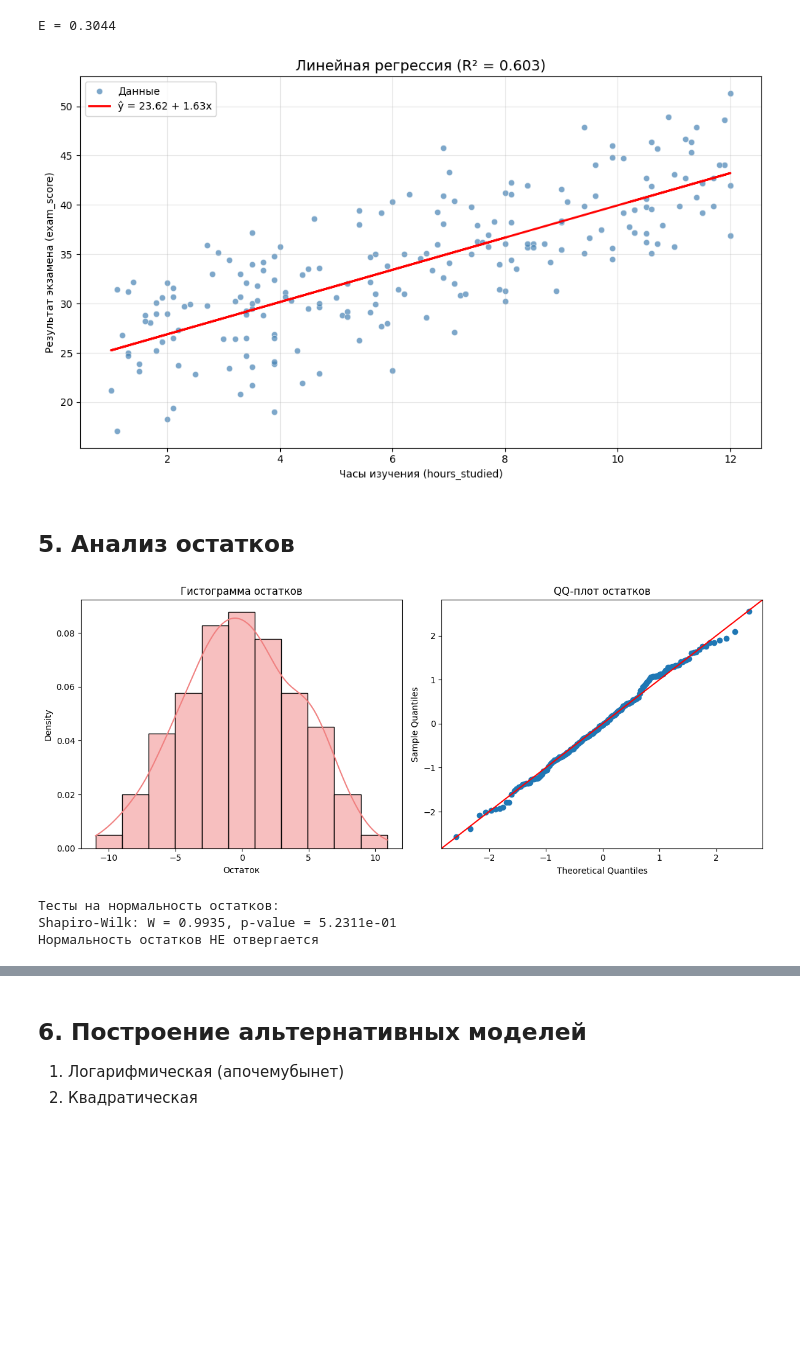
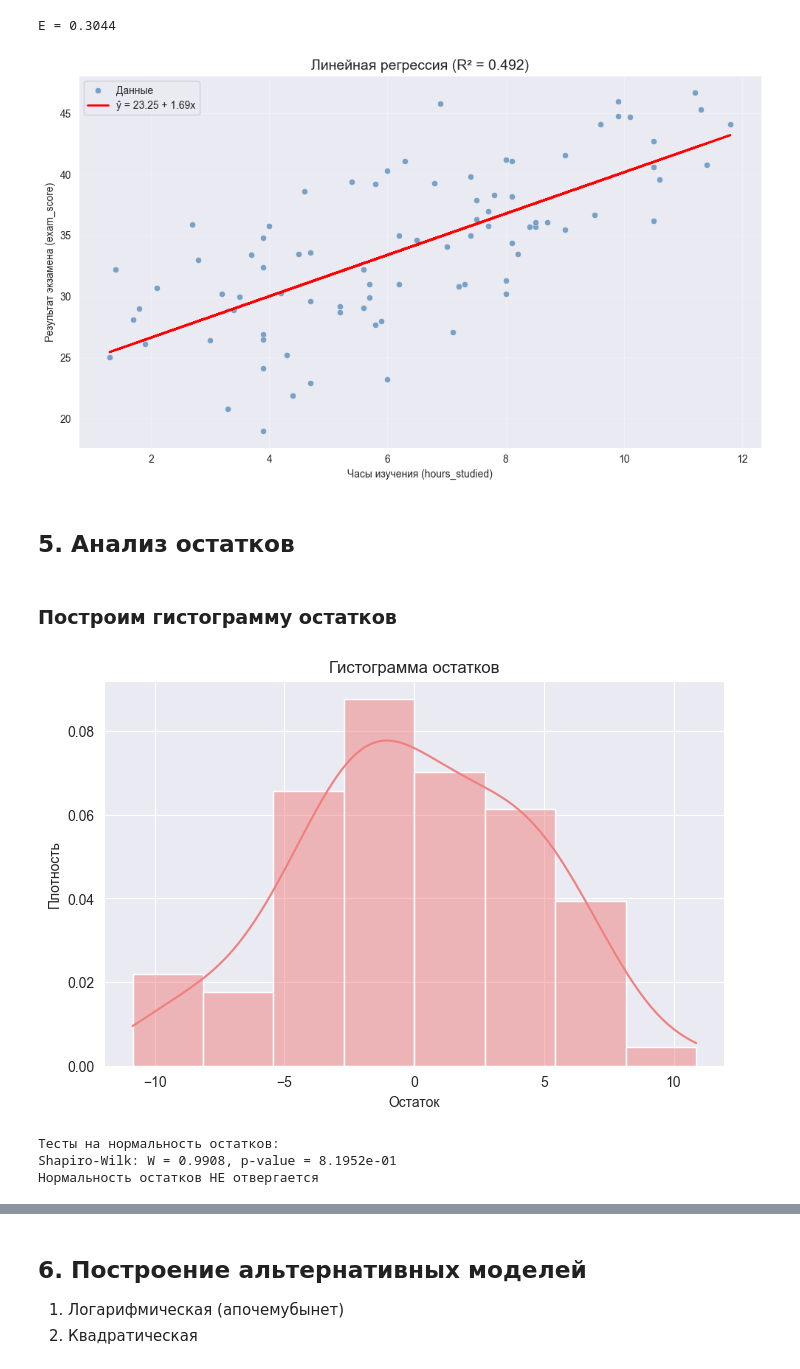
Before and after one commit to danyarmarkin/MetodsOfOptimisation, a Jupyter notebook: math_statistic/lab1.ipynb, the cells around one changed output, grey strips where cells are left out. Cells and saved outputs as stored; diff of their text form; code cells hidden in the pictures; blank space fills up the shorter version.

Commit message:
stat

```diff
--- a/math_statistic/lab1.ipynb
+++ b/math_statistic/lab1.ipynb
@@ -57,6 +60,24 @@ max     51.300000
 x = df["hours_studied"]
 y = df["exam_score"]
 
+def thin_to_normal(x, y, target_size=None):
+    if target_size is None:
+        target_size = int(len(x) * 0.42)
+    target_mean = np.mean(x)
+    target_std = np.std(x)
+    normal_pdf = norm.pdf(x, loc=target_mean, scale=target_std)
+    probabilities = normal_pdf / np.sum(normal_pdf)
+    selected_indices = np.random.choice(
+        len(x),
+        size=target_size,
+        replace=False,
+        p=probabilities
+    )
+
+    return x.iloc[selected_indices], y.iloc[selected_indices]
+
+x, y = thin_to_normal(x, y)
+
 n = len(x)
 
 print(f"Размер набора данных: {n}")
@@ -285,6 +334,10 @@ print(f"E = {elasticity_mean:.4f}")
 # %% [output]
 E = 0.3044
 # %%
+import seaborn as sns
+
+
+R2 = model.rsquared
 plt.figure(figsize=(10, 6))
 sns.scatterplot(x=x, y=y, alpha=0.7, color='steelblue', label='Данные')
 plt.plot(x, y_pred, color='red', linewidth=2, label=f'ŷ = {beta_0:.2f} + {beta_1:.2f}x')
@@ -297,39 +350,35 @@ plt.grid(True, alpha=0.3)
 plt.tight_layout()
 plt.show()
 # %% [output]
-[figure, old version]
+[figure, new version]
 # %% [markdown]
 ## 5. Анализ остатков
+# %% [markdown]
+### Построим гистограмму остатков
 # %%
 X = sm.add_constant(x)
 model = sm.OLS(y, X).fit()
 residuals = model.resid
 
-fig, axes = plt.subplots(1, 2, figsize=(12, 5))
-sns.histplot(residuals, kde=True, stat="density", color='lightcoral', ax=axes[0])
-axes[0].set_title('Гистограмма остатков')
-axes[0].set_xlabel('Остаток')
-
-# QQ-плот
-sm.qqplot(residuals, line='45', fit=True, ax=axes[1])
-axes[1].set_title('QQ-плот остатков')
-
-plt.tight_layout()
+plt.figure(figsize=(8, 5))
+sns.histplot(residuals, kde=True, stat="density", color='lightcoral')
+plt.title('Гистограмма остатков')
+plt.xlabel('Остаток')
+plt.ylabel('Плотность')
 plt.show()
 
-# Формальные тесты
+
 print("Тесты на нормальность остатков:")
 shapiro_stat, shapiro_p = shapiro(residuals)
-
 print(f"Shapiro-Wilk: W = {shapiro_stat:.4f}, p-value = {shapiro_p:.4e}")
 
 alpha = 0.05
 if shapiro_p > alpha:
     print("Нормальность остатков НЕ отвергается")
 else:
     print("Нормальность остатков ОТВЕРГАЕТСЯ")
 # %% [output]
-[figure, old version]
+[figure, new version]
 Тесты на нормальность остатков:
-Shapiro-Wilk: W = 0.9935, p-value = 5.2311e-01
+Shapiro-Wilk: W = 0.9908, p-value = 8.1952e-01
 Нормальность остатков НЕ отвергается
```
Also changed, not shown: parts of 36 cells of this notebook.
